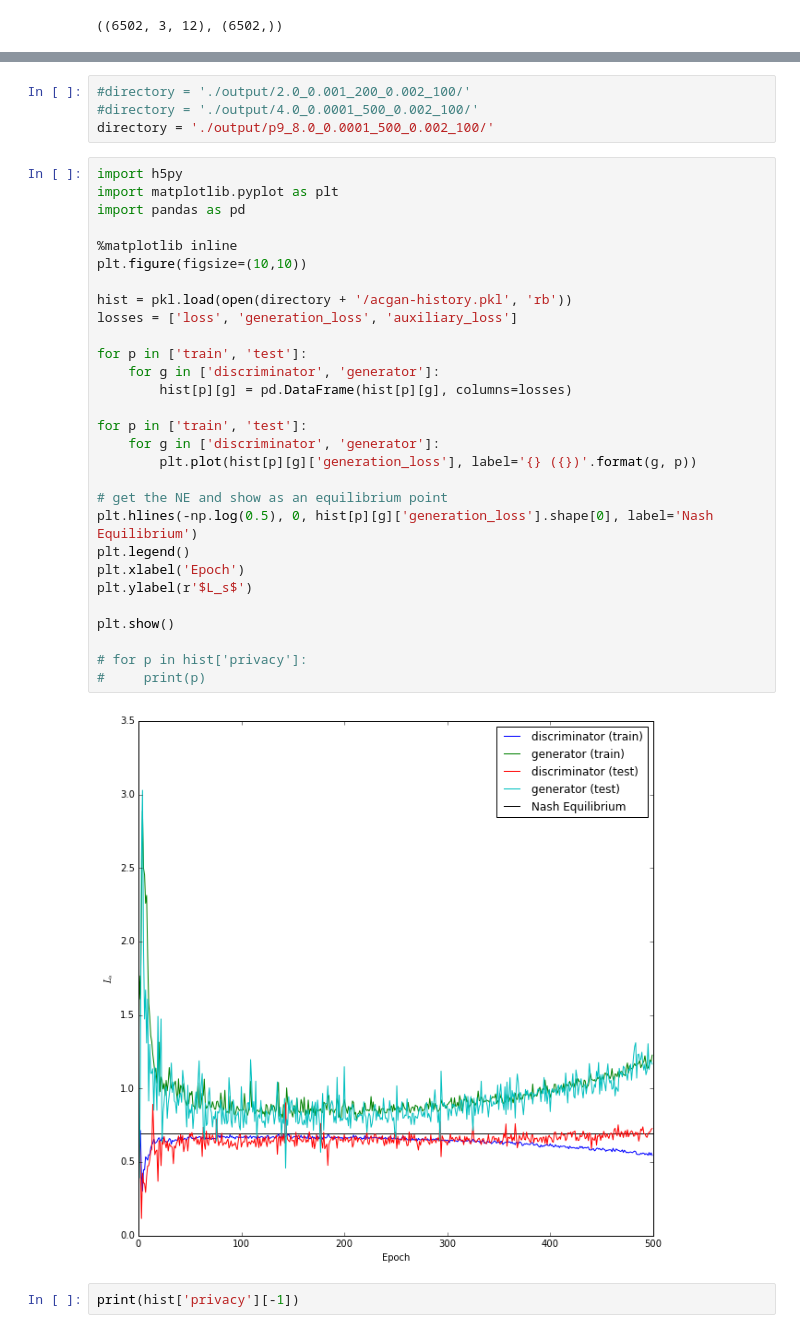
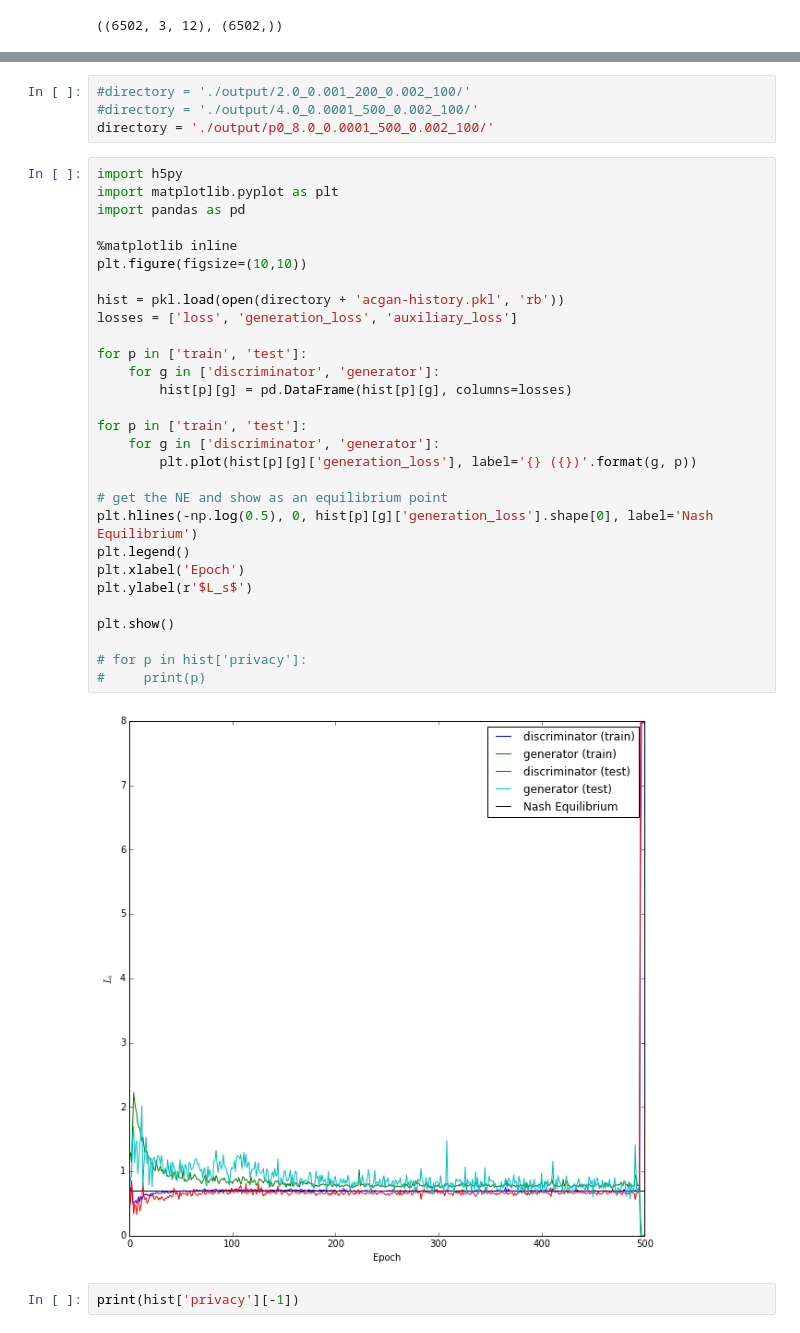
Before and after one commit to greenelab/SPRINT_gan, a Jupyter notebook: PredictGroup.ipynb, the cells around one changed output, grey strips where cells are left out. Saved outputs shown, nothing was run; the diff lists cells and outputs as text.

```diff
--- a/PredictGroup.ipynb
+++ b/PredictGroup.ipynb
@@ -39,38 +39,38 @@ print(np.where(abs(noise)<0.01))
 # %%
 #directory = './output/2.0_0.001_200_0.002_100/'
 #directory = './output/4.0_0.0001_500_0.002_100/'
-directory = './output/p9_8.0_0.0001_500_0.002_100/'
+directory = './output/p0_8.0_0.0001_500_0.002_100/'
 # %%
 import h5py
 import matplotlib.pyplot as plt
 import pandas as pd
 
 %matplotlib inline
 plt.figure(figsize=(10,10))
 
-hist = pkl.load(open(directory + '/acgan-history.pkl', 'rb'))
+hist = pkl.load(open(directory + 'acgan-history.pkl', 'rb'))
 losses = ['loss', 'generation_loss', 'auxiliary_loss']
 
 for p in ['train', 'test']:
     for g in ['discriminator', 'generator']:
         hist[p][g] = pd.DataFrame(hist[p][g], columns=losses)
 
 for p in ['train', 'test']:
     for g in ['discriminator', 'generator']:
         plt.plot(hist[p][g]['generation_loss'], label='{} ({})'.format(g, p))
 
 # get the NE and show as an equilibrium point
 plt.hlines(-np.log(0.5), 0, hist[p][g]['generation_loss'].shape[0], label='Nash Equilibrium')
 plt.legend()
 plt.xlabel('Epoch')
 plt.ylabel(r'$L_s$')
 
 plt.show()
 
 # for p in hist['privacy']:
 #     print(p)
 # %% [output]
-[figure, old version]
+[figure, new version]
 # %%
 print(hist['privacy'][-1])
 # %% [output]
```
Also changed, not shown: parts of 3 cells of this notebook, 2 other files.
